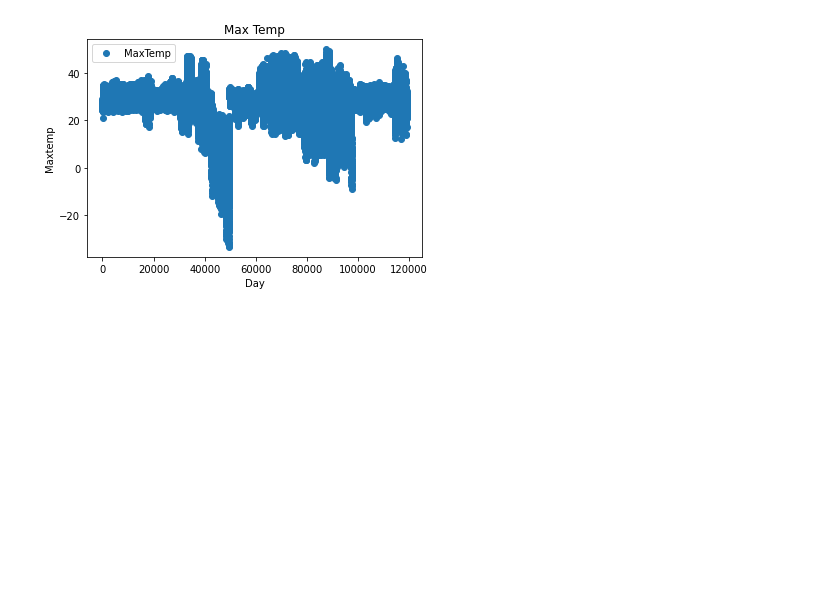
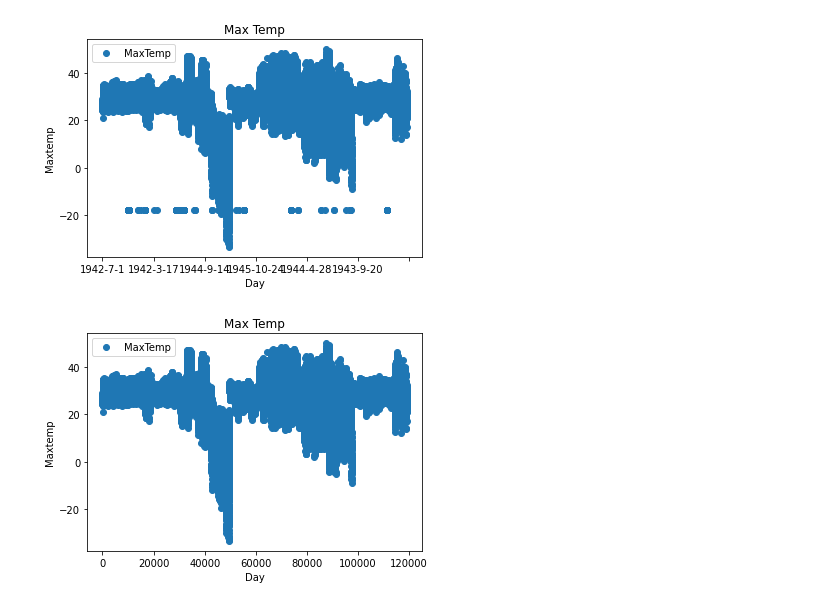
Before and after one commit to voltakeng/pythonMachineLearning, a Jupyter notebook: linear_regression_weather.ipynb, the cells around one changed output. Saved outputs shown, nothing was run; the diff lists cells and outputs as text; code cells hidden in the pictures; blank space fills up the shorter version.

```diff
--- a/linear_regression_weather.ipynb
+++ b/linear_regression_weather.ipynb
@@ -7,5 +8,13 @@ from sklearn.linear_model import LinearRegression
 # %%
 dataset = pd.read_csv("course/Linear Regression/Weather.csv",low_memory=False)
+# %%
+dataset.plot(x="Date",y="MaxTemp",style="o")
+plt.title("Max Temp")
+plt.xlabel("Day")
+plt.ylabel("Maxtemp")
+plt.show()
+# %% [output]
+[figure, added]
 # %%
 dataset["MaxTemp"].replace(-17.77777778,method='pad',inplace=True)
 # %%
```
Also changed, not shown: parts of 6 cells of this notebook, 1 other file.
